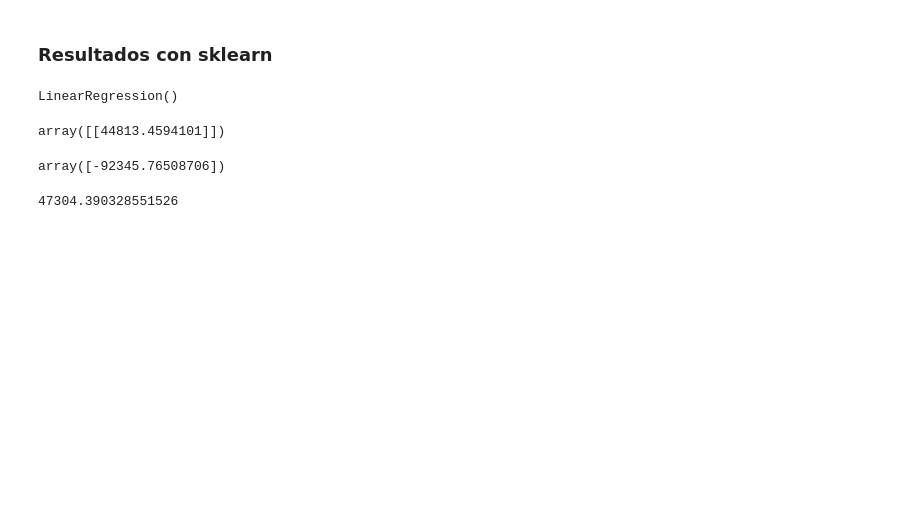
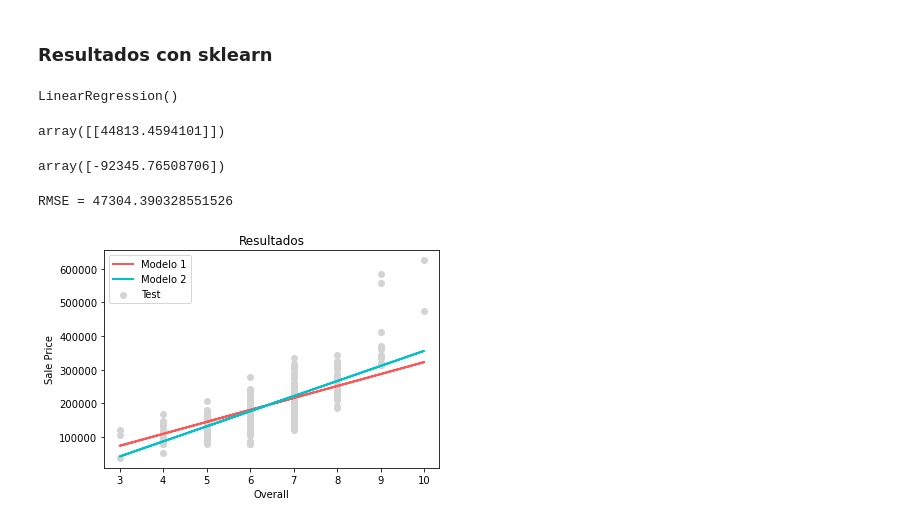
Before and after one commit to andrear17/Proyecto_Final-CDP, a Jupyter notebook: Proyecto_Final.ipynb, the cells around one changed output. Drawn from its saved outputs; the diff is of its cells as text; code cells hidden in the pictures; blank space fills up the shorter version.

```diff
--- a/Proyecto_Final.ipynb
+++ b/Proyecto_Final.ipynb
@@ -341,7 +357,18 @@ array([-92345.76508706])
 y_predict_ln = ln_1.predict(test.OverallQual.values.reshape(-1,1))
 # %%
 rmse = math.sqrt(metrics.mean_squared_error(test.SalePrice.values.reshape(-1,1), y_predict_ln))
-# %%
-rmse
-# %% [output]
-47304.390328551526
+# %%
+print('RMSE = ' + str(rmse))
+# %% [output]
+RMSE = 47304.390328551526
+# %%
+plt.scatter(test.OverallQual, test.SalePrice, label = 'Test', color = 'lightgrey')
+plt.plot(test.OverallQual, y_predict_func, label = 'Modelo 1', linewidth = 2, color = '#FF5757')
+plt.plot(test.OverallQual, y_predict_ln, label = 'Modelo 2', linewidth = 2, color = '#00C2CB')
+plt.xlabel('Overall')
+plt.ylabel('Sale Price')
+plt.title('Resultados')
+plt.legend()
+plt.show()
+# %% [output]
+[figure, added]
```
Also changed, not shown: parts of 8 cells of this notebook.
